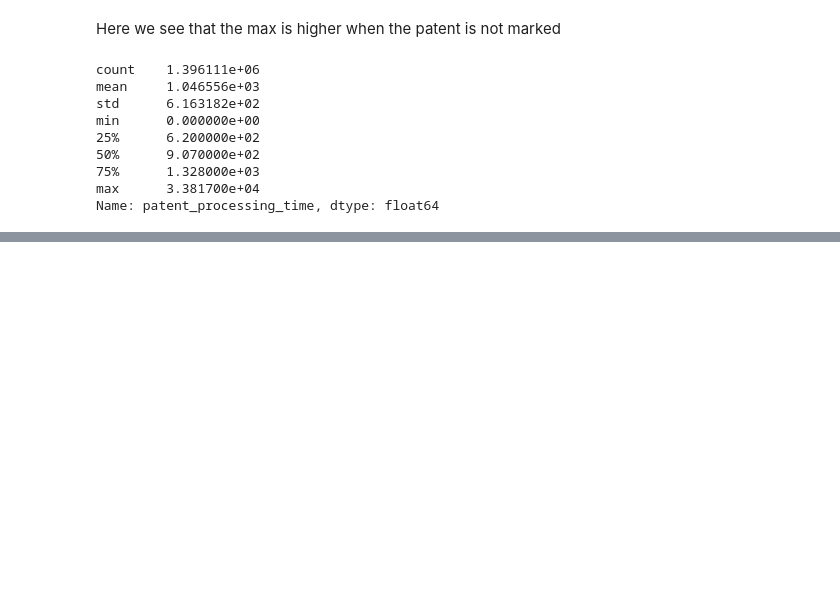
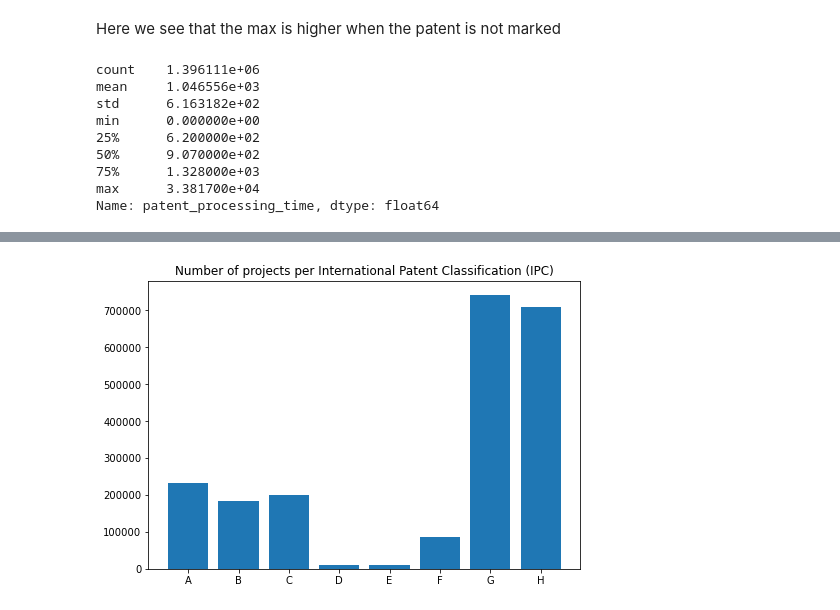
Before and after one commit to gregbellan/MODS208, a Jupyter notebook: Data_description_augustin.ipynb, the cells around one changed output, grey strips where cells are left out. Drawn from its saved outputs; the diff is of its cells as text; code cells hidden in the pictures; blank space fills up the shorter version.

```diff
--- a/Data_description_augustin.ipynb
+++ b/Data_description_augustin.ipynb
@@ -194,0 +323,10 @@ the processing time is in more than 50% of the time between 600 and 1400 days
+# %%
+fig = plt.figure()
+ax = fig.add_axes([0,0,1,1])
+langs = ['A', 'B', 'C', 'D', 'E', 'F','G','H']
+students = [np.sum(data_patents.A),np.sum(data_patents.B),np.sum(data_patents.C),np.sum(data_patents.D),np.sum(data_patents.E),np.sum(data_patents.F),np.sum(data_patents.G),np.sum(data_patents.H)]
+ax.bar(langs,students)
+plt.title('Number of projects per International Patent Classification (IPC)')
+plt.show()
+# %% [output]
+[figure, added]
```
Also changed, not shown: parts of 22 cells of this notebook.
